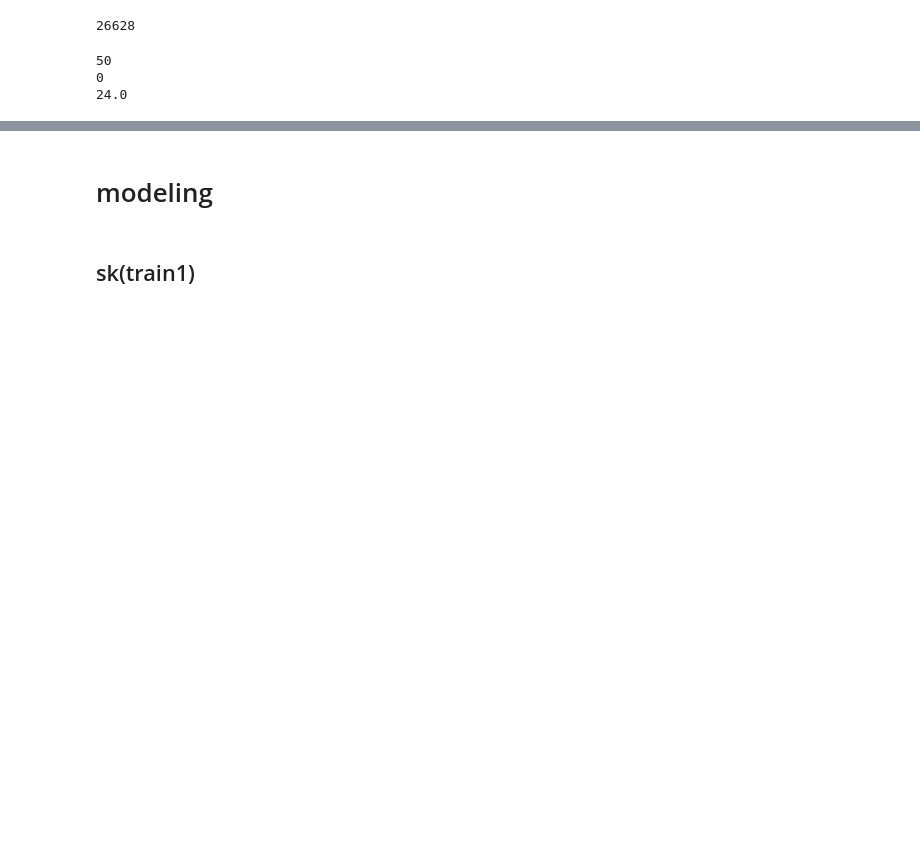
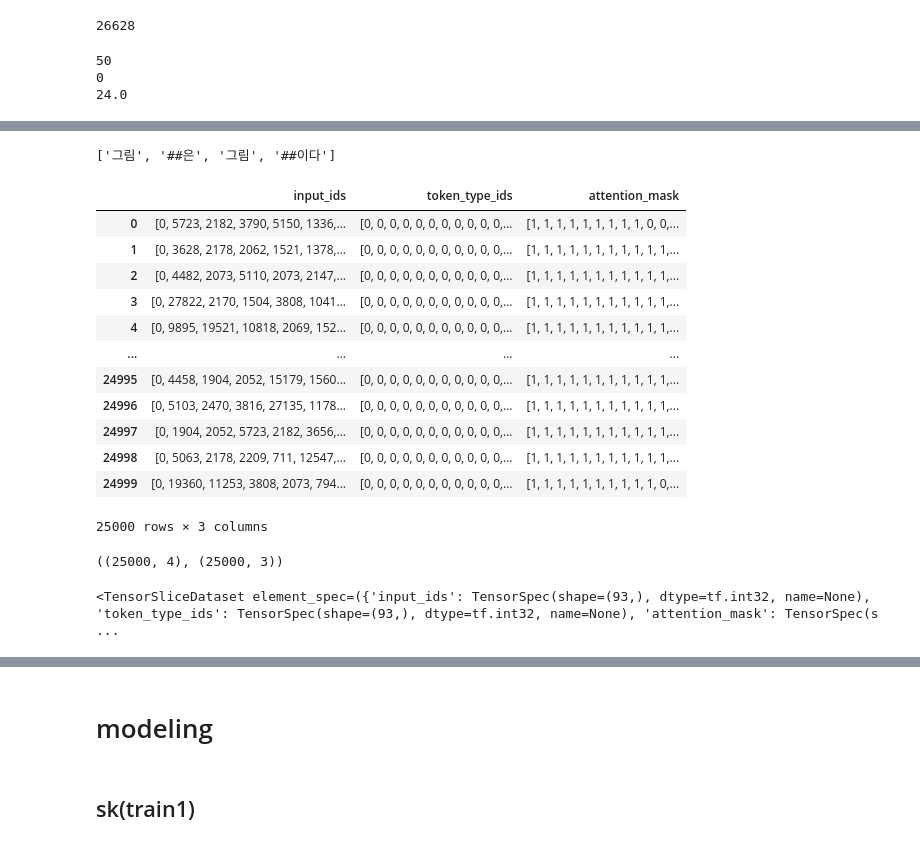
Before and after one commit to chi-hun/dacon, a Jupyter notebook: 쇼핑몰_리뷰_평점_분류_경진대회.ipynb, the cells around one changed output, grey strips where cells are left out. Saved outputs shown, nothing was run; the diff lists cells and outputs as text; code cells hidden in the pictures; blank space fills up the shorter version.

```diff
--- a/쇼핑몰_리뷰_평점_분류_경진대회.ipynb
+++ b/쇼핑몰_리뷰_평점_분류_경진대회.ipynb
@@ -445,0 +470,11 @@ y_train3 = train_tk['target']
+# %%
+transformers_path = 'klue/roberta-large'  # "klue/bert-base", "klue/roberta-small", "klue/roberta-base"
+# %%
+tokenizer = transformers.BertTokenizer.from_pretrained(transformers_path)
+# %%
+tokenizer.tokenize('그림은 그림이다')
+# %% [output]
+['그림', '##은', '그림', '##이다']
+# %%
+train_tk = tokenizer(train_ck['reviews_ck'].to_list(), truncation=True, padding=True)
+test_tk = tokenizer(test_ck['reviews_ck'].to_list(), truncation=True, padding=True)
@@ -445,0 +483,2 @@ y_train3 = train_tk['target']
+# %%
+train_dk_dict = dict(train_tk)
@@ -445,0 +487,21 @@ y_train3 = train_tk['target']
+# %%
+aa = pd.DataFrame(train_dk_dict)
+aa
+# %% [output]
+|  | input_ids | token_type_ids | attention_mask |
+| 0 | [0, 5723, 2182, 3790, 5150, 1336,... | [0, 0, 0, 0, 0, 0, 0, 0, 0, 0, 0,... | [1, 1, 1, 1, 1, 1, 1, 1, 1, 0, 0,... |
+| 1 | [0, 3628, 2178, 2062, 1521, 1378,... | [0, 0, 0, 0, 0, 0, 0, 0, 0, 0, 0,... | [1, 1, 1, 1, 1, 1, 1, 1, 1, 1, 1,... |
+| 2 | [0, 4482, 2073, 5110, 2073, 2147,... | [0, 0, 0, 0, 0, 0, 0, 0, 0, 0, 0,... | [1, 1, 1, 1, 1, 1, 1, 1, 1, 1, 1,... |
+| 3 | [0, 27822, 2170, 1504, 3808, 1041... | [0, 0, 0, 0, 0, 0, 0, 0, 0, 0, 0,... | [1, 1, 1, 1, 1, 1, 1, 1, 1, 1, 1,... |
+| 4 | [0, 9895, 19521, 10818, 2069, 152... | [0, 0, 0, 0, 0, 0, 0, 0, 0, 0, 0,... | [1, 1, 1, 1, 1, 1, 1, 1, 1, 1, 1,... |
+| ... | ... | ... | ... |
+| 24995 | [0, 4458, 1904, 2052, 15179, 1560... | [0, 0, 0, 0, 0, 0, 0, 0, 0, 0, 0,... | [1, 1, 1, 1, 1, 1, 1, 1, 1, 1, 1,... |
+| 24996 | [0, 5103, 2470, 3816, 27135, 1178... | [0, 0, 0, 0, 0, 0, 0, 0, 0, 0, 0,... | [1, 1, 1, 1, 1, 1, 1, 1, 1, 1, 1,... |
+| 24997 | [0, 1904, 2052, 5723, 2182, 3656,... | [0, 0, 0, 0, 0, 0, 0, 0, 0, 0, 0,... | [1, 1, 1, 1, 1, 1, 1, 1, 1, 1, 1,... |
+| 24998 | [0, 5063, 2178, 2209, 711, 12547,... | [0, 0, 0, 0, 0, 0, 0, 0, 0, 0, 0,... | [1, 1, 1, 1, 1, 1, 1, 1, 1, 1, 1,... |
+| 24999 | [0, 19360, 11253, 3808, 2073, 794... | [0, 0, 0, 0, 0, 0, 0, 0, 0, 0, 0,... | [1, 1, 1, 1, 1, 1, 1, 1, 1, 1, 0,... |
+25000 rows × 3 columns
+# %%
+y_train.shape, aa.shape
+# %% [output]
+((25000, 4), (25000, 3))
@@ -445,0 +511,4 @@ y_train3 = train_tk['target']
+# %%
+train4
+# %% [output]
+<TensorSliceDataset element_spec=({'input_ids': TensorSpec(shape=(93,), dtype=tf.int32, name=None), 'token_type_ids': TensorSpec(shape=(93,), dtype=tf.int32, name=None), 'attention_mask': TensorSpec(s ...
```
Also changed, not shown: parts of 21 cells of this notebook.
